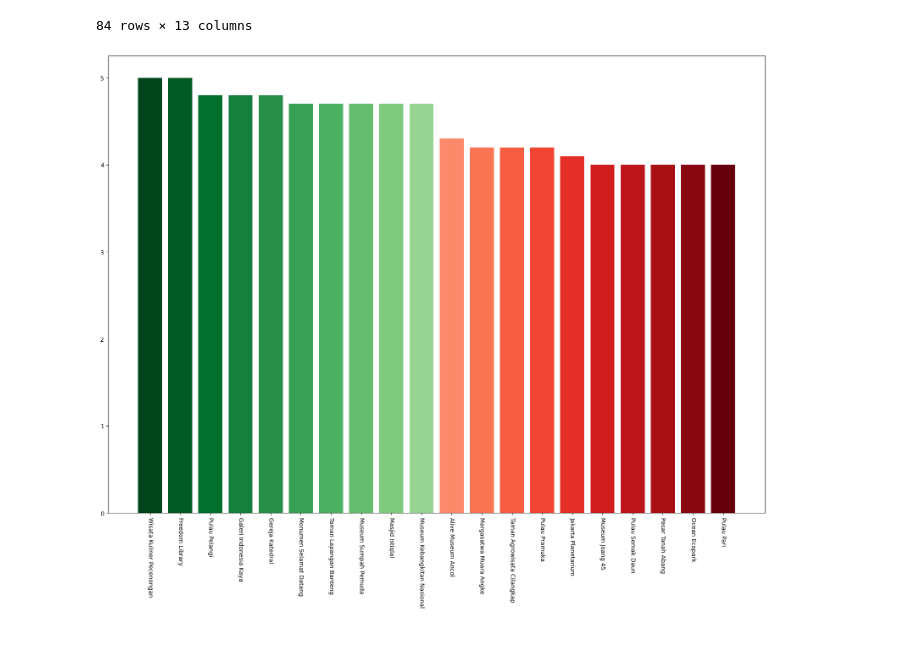
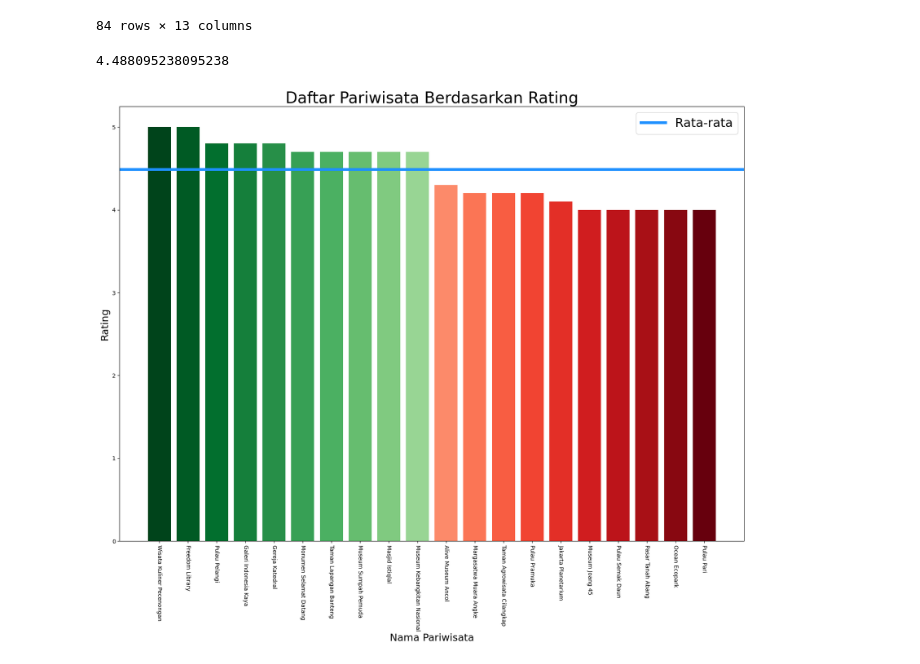
Before and after one commit to TryBugger/ProjekAkhirVisdat, a Jupyter notebook: Testing Plotting.ipynb, the cells around one changed output. Drawn from its saved outputs; the diff is of its cells as text; code cells hidden in the pictures.

Commit message:
Update visualisasi untuk top terbanyak dan tersedikit rating, keseluruhan rating antar kota, serta pariwisata berdasarkan kategori

```diff
--- a/Testing Plotting.ipynb
+++ b/Testing Plotting.ipynb
@@ -5,4 +13,4 @@ import matplotlib.pyplot as plt
 # %%
-df_pariwisata = pd.read_csv('dataset/tourism_with_id.csv')
+data_destination = pd.read_csv('dataset/tourism_with_id.csv')
 df_pengunjung = pd.read_csv('dataset/user.csv')
 df_rating = pd.read_csv('dataset/tourism_rating.csv')
@@ -47,18 +62,30 @@ df_pariwisata[df_pariwisata['City'] == kota].sort_values(by=['Rating'], ascendin
 | 83 | 12 | Pulau Pari | Pulau Pari adalah sebuah pulau ya... | Bahari | Jakarta | 150000 | 4.0 | NaN | {'lat': -5.9074328, 'lng': 106.58... | ... |
 84 rows × 13 columns
 # %%
-df_top10_pariwisata = df_pariwisata[df_pariwisata['City'] == kota].sort_values(by=['Rating'], ascending=False).reset_index(drop=True)
-df_top10_pariwisata = pd.concat([df_top10_pariwisata.head(10), df_top10_pariwisata.tail(10)])
+df_top10_pariwisata = data_destination[data_destination['City'] == kota].sort_values(by=['Rating'], ascending=False).reset_index(drop=True)
+df_top10_pariwisata['Rating'].mean()
+# %% [output]
+4.488095238095238
 # %%
 fig, ax = plt.subplots(1, 1, figsize=[20, 14])
 green_gradient = np.linspace(0.4, 1, 10)[::-1]
 red_gradient = np.linspace(0.4, 1, 10)
 
-ax.bar(df_top10_pariwisata.loc[:10, 'Place_Name'], df_top10_pariwisata.loc[:10, 'Rating'],
-       color=plt.cm.Greens(green_gradient))
-ax.bar(df_top10_pariwisata.loc[10:, 'Place_Name'], df_top10_pariwisata.loc[10:, 'Rating'],
-       color=plt.cm.Reds(red_gradient))
+ax.bar(df_top10_pariwisata[:10]['Place_Name'], df_top10_pariwisata[:10]['Rating'],
+       color=plt.cm.Greens(green_gradient), label='_nolegend_')
+ax.bar(df_top10_pariwisata[-10:]['Place_Name'], df_top10_pariwisata[-10:]['Rating'],
+       color=plt.cm.Reds(red_gradient), label='_nolegend_')
+ax.axhline(df_top10_pariwisata['Rating'].mean(), color='dodgerblue',
+           linewidth=5, label='Rata-rata')
+# sns.barplot(data=df_top10_pariwisata[:10], x='Place_Name', y='Rating',
+#             palette="dark:#5A9", ax=ax)
 
 ax.tick_params(axis='x', labelrotation = -90)
+ax.set_ylabel('Rating', fontsize=18)
+ax.set_xlabel('Nama Pariwisata', fontsize=18)
+ax.set_title('Daftar Pariwisata Berdasarkan Rating', fontsize=28)
+
+ax.legend(fontsize=22)
+plt.show()
 # %% [output]
-[figure, old version]
+[figure, new version]
```
Also changed, not shown: parts of 14 cells of this notebook, 1 other file.
